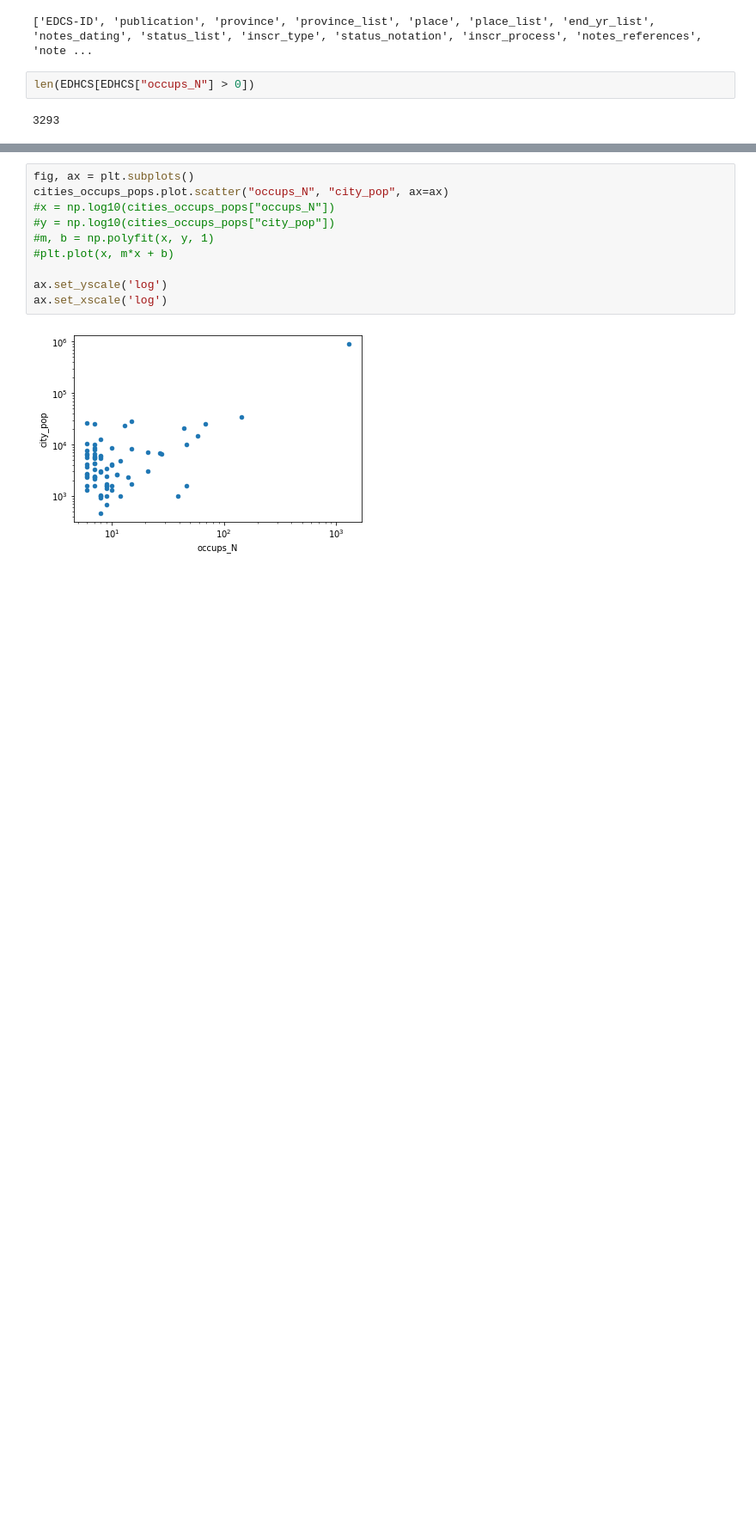
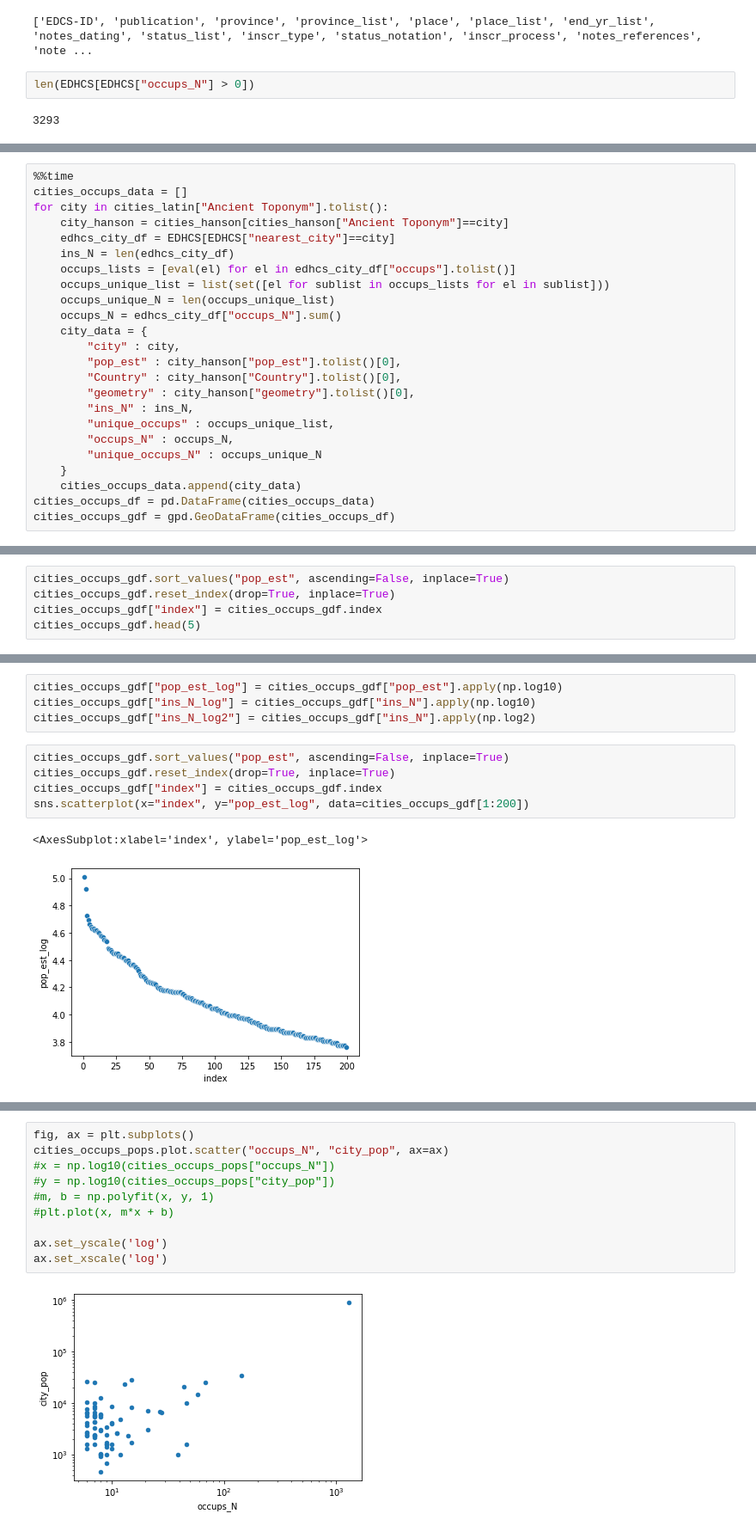
Before and after one commit to sdam-au/social_diversity, a Jupyter notebook: scripts/5_OCCUPS-TIGHTNESS.ipynb, the cells around one changed output, grey strips where cells are left out. Shown at 86% size. Cells and saved outputs as stored; diff of their text form; blank space fills up the shorter version.

```diff
--- a/scripts/5_OCCUPS-TIGHTNESS.ipynb
+++ b/scripts/5_OCCUPS-TIGHTNESS.ipynb
@@ -87,0 +118,24 @@ cities_occups_pops = cities_occups_pops[cities_occups_pops["Country"]=="Italy"]
+# %%
+%%time
+cities_occups_data = []
+for city in cities_latin["Ancient Toponym"].tolist():
+    city_hanson = cities_hanson[cities_hanson["Ancient Toponym"]==city]
+    edhcs_city_df = EDHCS[EDHCS["nearest_city"]==city]
+    ins_N = len(edhcs_city_df)
+    occups_lists = [eval(el) for el in edhcs_city_df["occups"].tolist()]
+    occups_unique_list = list(set([el for sublist in occups_lists for el in sublist]))
+    occups_unique_N = len(occups_unique_list)
+    occups_N = edhcs_city_df["occups_N"].sum()
+    city_data = {
+        "city" : city,
+        "pop_est" : city_hanson["pop_est"].tolist()[0],
+        "Country" : city_hanson["Country"].tolist()[0],
+        "geometry" : city_hanson["geometry"].tolist()[0],
+        "ins_N" : ins_N,
+        "unique_occups" : occups_unique_list,
+        "occups_N" : occups_N,
+        "unique_occups_N" : occups_unique_N
+    }
+    cities_occups_data.append(city_data)
+cities_occups_df = pd.DataFrame(cities_occups_data)
+cities_occups_gdf = gpd.GeoDataFrame(cities_occups_df)
@@ -87,0 +161,5 @@ cities_occups_pops = cities_occups_pops[cities_occups_pops["Country"]=="Italy"]
+# %%
+cities_occups_gdf.sort_values("pop_est", ascending=False, inplace=True)
+cities_occups_gdf.reset_index(drop=True, inplace=True)
+cities_occups_gdf["index"] = cities_occups_gdf.index
+cities_occups_gdf.head(5)
@@ -87,0 +173,12 @@ cities_occups_pops = cities_occups_pops[cities_occups_pops["Country"]=="Italy"]
+# %%
+cities_occups_gdf["pop_est_log"] = cities_occups_gdf["pop_est"].apply(np.log10)
+cities_occups_gdf["ins_N_log"] = cities_occups_gdf["ins_N"].apply(np.log10)
+cities_occups_gdf["ins_N_log2"] = cities_occups_gdf["ins_N"].apply(np.log2)
+# %%
+cities_occups_gdf.sort_values("pop_est", ascending=False, inplace=True)
+cities_occups_gdf.reset_index(drop=True, inplace=True)
+cities_occups_gdf["index"] = cities_occups_gdf.index
+sns.scatterplot(x="index", y="pop_est_log", data=cities_occups_gdf[1:200])
+# %% [output]
+<AxesSubplot:xlabel='index', ylabel='pop_est_log'>
+[figure, added]
```
Also changed, not shown: parts of 40 cells of this notebook.
